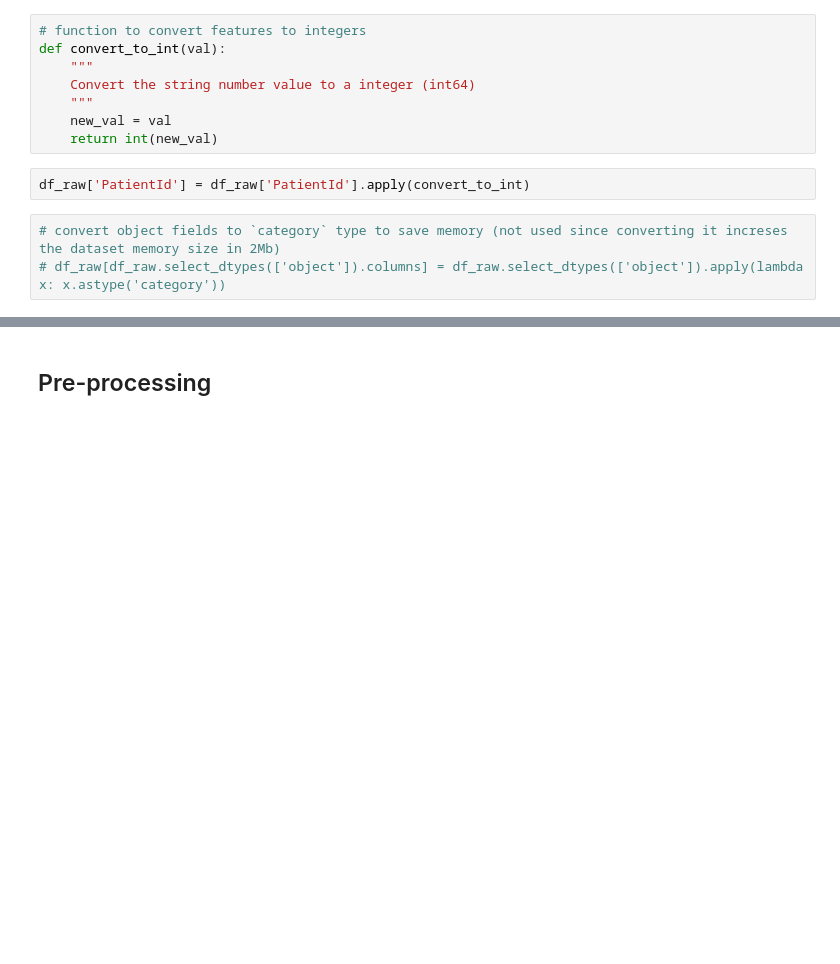
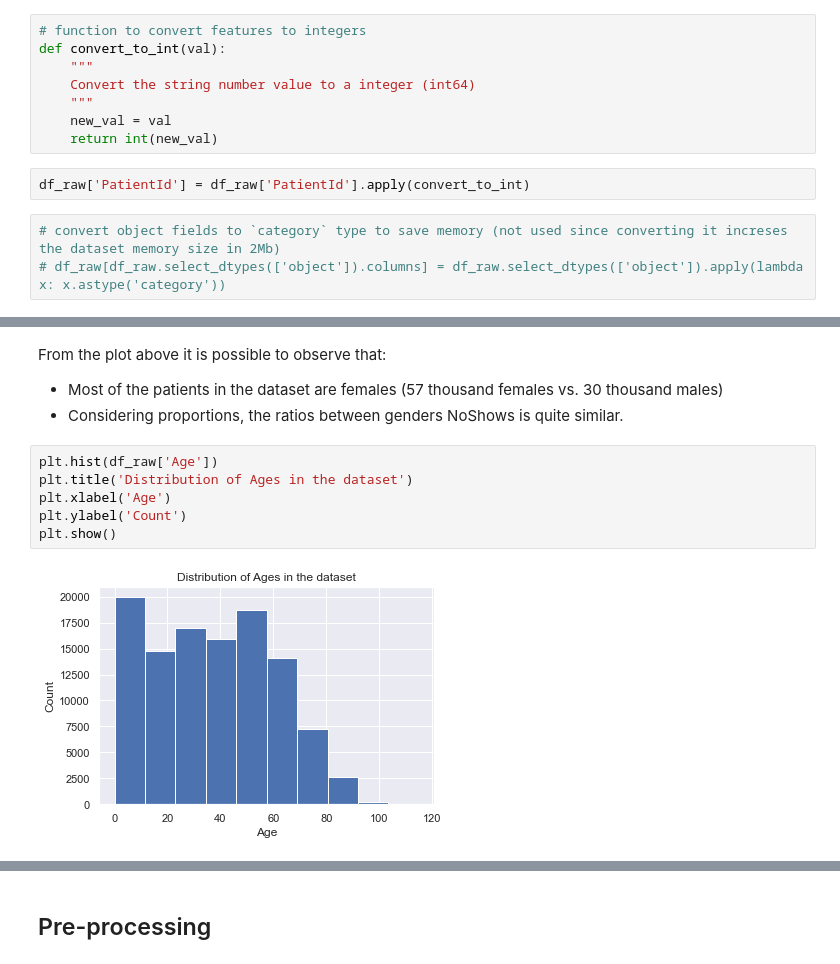
Before and after one commit to laisbsc/patients_no_show, a Jupyter notebook: laisCarvalho_MLY4_CA2.ipynb, the cells around one changed output, grey strips where cells are left out. Drawn from its saved outputs; the diff is of its cells as text; blank space fills up the shorter version.

```diff
--- a/laisCarvalho_MLY4_CA2.ipynb
+++ b/laisCarvalho_MLY4_CA2.ipynb
@@ -258,0 +278,12 @@ VBox(children=(Tab(children=(Tab(children=(GridBox(children=(VBox(children=(Grid
+# %% [markdown]
+From the plot above it is possible to observe that:
++ Most of the patients in the dataset are females (57 thousand females vs. 30 thousand males)
++ Considering proportions, the ratios between genders NoShows is quite similar.
+# %%
+plt.hist(df_raw['Age'])
+plt.title('Distribution of Ages in the dataset')
+plt.xlabel('Age')
+plt.ylabel('Count')
+plt.show()
+# %% [output]
+[figure, added]
```
Also changed, not shown: parts of 110 cells of this notebook.
